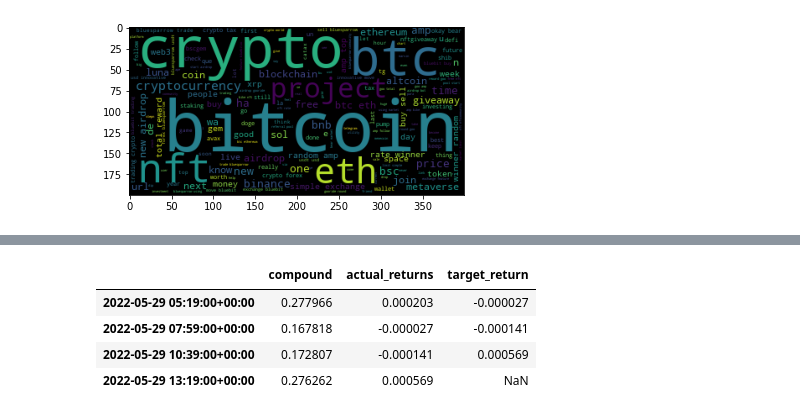
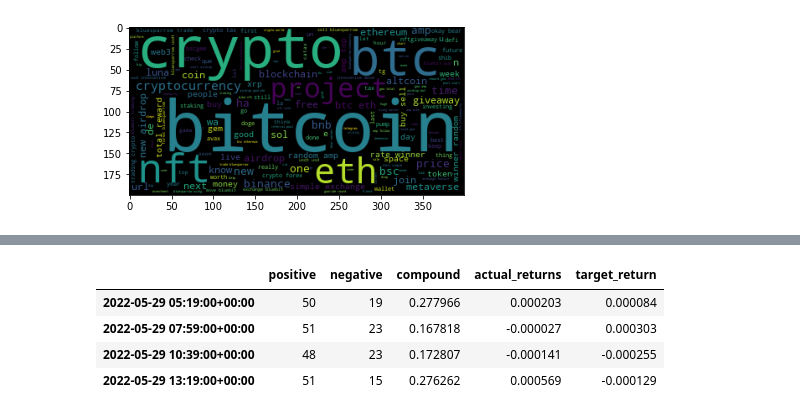
Before and after one commit to mahaguru24/project2-group5, a Jupyter notebook: main.ipynb, the cells around one changed output, grey strips where cells are left out. Drawn from its saved outputs; the diff is of its cells as text; code cells hidden in the pictures.

```diff
--- a/main.ipynb
+++ b/main.ipynb
@@ -14,10 +14,10 @@ from wordcloud import WordCloud
 # %%
 tweepyKey = os.getenv("tweepyKey")
 tweepyClient = tweepy.Client(tweepyKey)
-# tweepyClient = tweepy.Client()
+tweepyClient = tweepy.Client("AAAAAAAAAAAAAAAAAAAAAGvbawEAAAAAxvxnJu9E%2F%2FPCe5Oz0irJC5BDvZM%3DEsqky8zPsYhadIeHKzCVsaB0UXGz28FFb2UBqtnNDOJkmfAkfN")
 
 startDate = '2022-05-29'
-startDate = '2022-05-30'
+endDate = '2022-05-30'
 # %%
 def basic_count(query):
     count_df=pd.DataFrame(columns=['time', 'count'])
@@ -196,0 +173,6 @@ BTCTweets.head(20)
+# %%
+BTCTweets['positive'] = 0
+BTCTweets.loc[BTCTweets['pos'] > 0, 'positive'] = 1
+BTCTweets['negative'] = 0
+BTCTweets.loc[BTCTweets['neg'] > 0, 'negative'] = 1
+BTCTweets.head(20)
@@ -216,7 +215,7 @@ BTCTweets[['pos', 'neu', 'neg']].sum()
 # BTCTweetsTemp1 = BTCTweetsTemp2 \
 # .groupby(by=[ BTCTweetsTemp2.date ]).mean()
 BTCTweetsTemp1 = BTCTweets[['compound']].groupby(pd.Grouper(freq='T')).mean()
-BTCTweetsCount = BTCTweets[['compound']].groupby(pd.Grouper(freq='T')).mean()
+BTCTweetsCount = BTCTweets[['positive', 'negative']].groupby(pd.Grouper(freq='T')).sum()
 
 
 BTCTweetsTemp1.dropna()
@@ -259,11 +257,12 @@ tradesData['Close'].plot()
 # %%
-merged_pdf = pd.concat([BTCTweetsTemp1, tradesData[['actual_returns']]], join="inner", axis=1)
-merged_pdf = merged_pdf.dropna()
+merged_pdf = pd.concat([BTCTweetsCount, BTCTweetsTemp1, tradesData[['actual_returns']]], join="inner", axis=1)
+# merged_pdf = merged_pdf.dropna()
 merged_pdf['target_return'] = merged_pdf['actual_returns'].shift(-1)
-merged_pdf
+findal_df = merged_pdf.dropna()
+findal_df
 # %% [output]
-|  | compound | actual_returns | target_return |
-| 2022-05-29 05:19:00+00:00 | 0.277966 | 0.000203 | -0.000027 |
-| 2022-05-29 07:59:00+00:00 | 0.167818 | -0.000027 | -0.000141 |
-| 2022-05-29 10:39:00+00:00 | 0.172807 | -0.000141 | 0.000569 |
-| 2022-05-29 13:19:00+00:00 | 0.276262 | 0.000569 | NaN |
+|  | positive | negative | compound | actual_returns | target_return |
+| 2022-05-29 05:19:00+00:00 | 50 | 19 | 0.277966 | 0.000203 | 0.000084 |
+| 2022-05-29 07:59:00+00:00 | 51 | 23 | 0.167818 | -0.000027 | 0.000303 |
+| 2022-05-29 10:39:00+00:00 | 48 | 23 | 0.172807 | -0.000141 | -0.000255 |
+| 2022-05-29 13:19:00+00:00 | 51 | 15 | 0.276262 | 0.000569 | -0.000129 |
```
Also changed, not shown: parts of 9 cells of this notebook.
